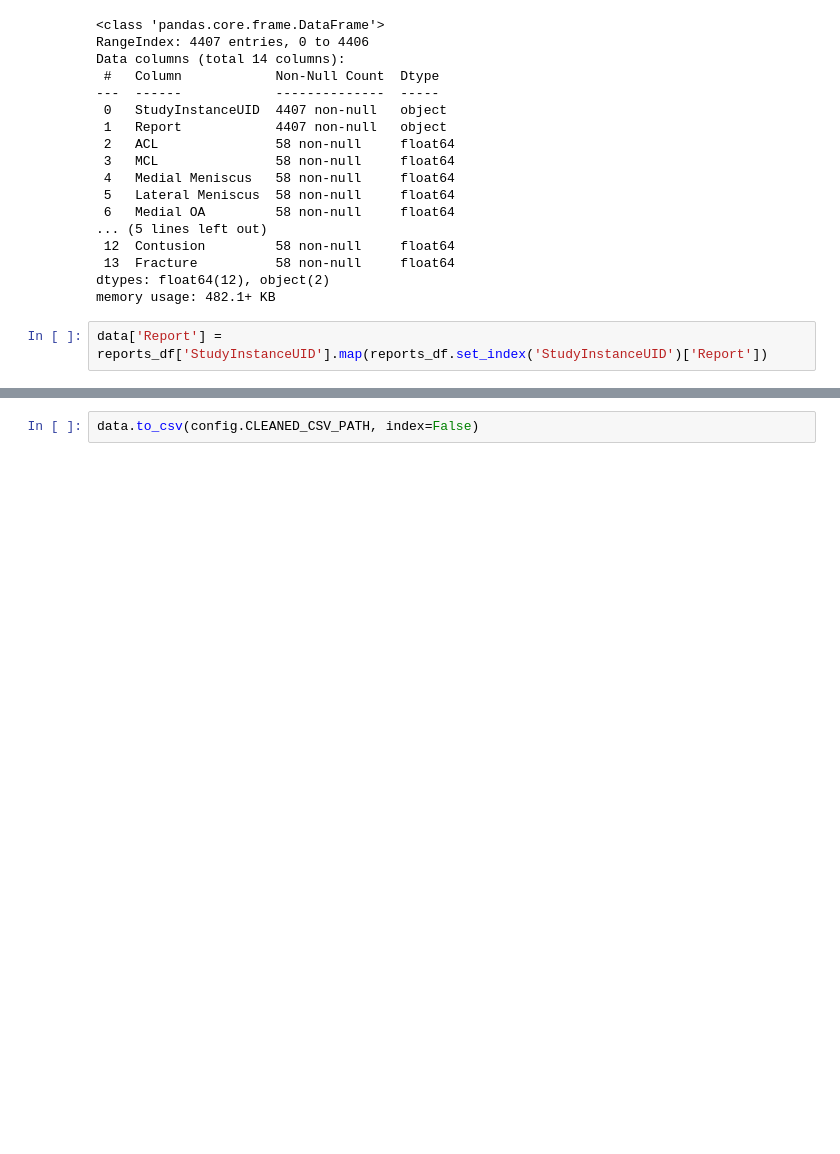
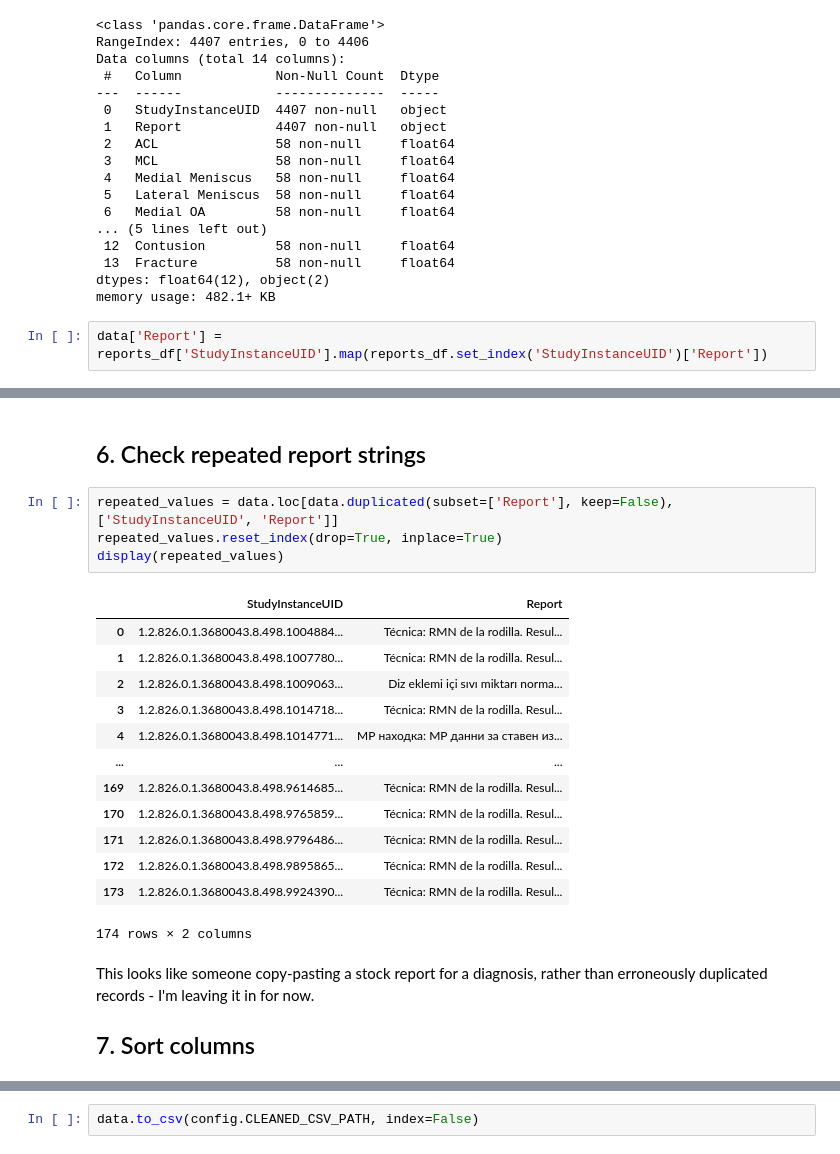
Before and after one commit to gperdrizet/RSNA-knee-abnormality, a Jupyter notebook: notebooks/03-label_cleanup.ipynb, the cells around one changed output, grey strips where cells are left out. Drawn from its saved outputs; the diff is of its cells as text; blank space fills up the shorter version.

```diff
--- a/notebooks/03-label_cleanup.ipynb
+++ b/notebooks/03-label_cleanup.ipynb
@@ -263,0 +246,24 @@ data.head(3).T
+# %% [markdown]
+## 6. Check repeated report strings
+# %%
+repeated_values = data.loc[data.duplicated(subset=['Report'], keep=False), ['StudyInstanceUID', 'Report']]
+repeated_values.reset_index(drop=True, inplace=True)
+display(repeated_values)
+# %% [output]
+|  | StudyInstanceUID | Report |
+| 0 | 1.2.826.0.1.3680043.8.498.1004884... | Técnica: RMN de la rodilla. Resul... |
+| 1 | 1.2.826.0.1.3680043.8.498.1007780... | Técnica: RMN de la rodilla. Resul... |
+| 2 | 1.2.826.0.1.3680043.8.498.1009063... | Diz eklemi içi sıvı miktarı norma... |
+| 3 | 1.2.826.0.1.3680043.8.498.1014718... | Técnica: RMN de la rodilla. Resul... |
+| 4 | 1.2.826.0.1.3680043.8.498.1014771... | МР находка: МР данни за ставен из... |
+| ... | ... | ... |
+| 169 | 1.2.826.0.1.3680043.8.498.9614685... | Técnica: RMN de la rodilla. Resul... |
+| 170 | 1.2.826.0.1.3680043.8.498.9765859... | Técnica: RMN de la rodilla. Resul... |
+| 171 | 1.2.826.0.1.3680043.8.498.9796486... | Técnica: RMN de la rodilla. Resul... |
+| 172 | 1.2.826.0.1.3680043.8.498.9895865... | Técnica: RMN de la rodilla. Resul... |
+| 173 | 1.2.826.0.1.3680043.8.498.9924390... | Técnica: RMN de la rodilla. Resul... |
+174 rows × 2 columns
+# %% [markdown]
+This looks like someone copy-pasting a stock report for a diagnosis, rather than erroneously duplicated records - I'm leaving it in for now.
+
+## 7. Sort columns
```
Also changed, not shown: parts of 11 cells of this notebook, 3 other files.
